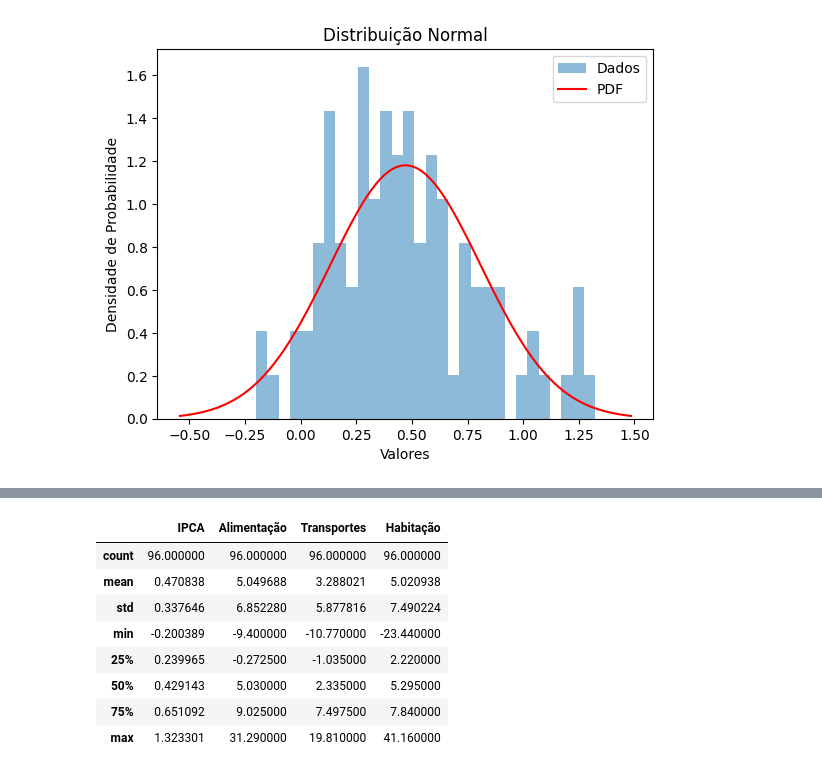
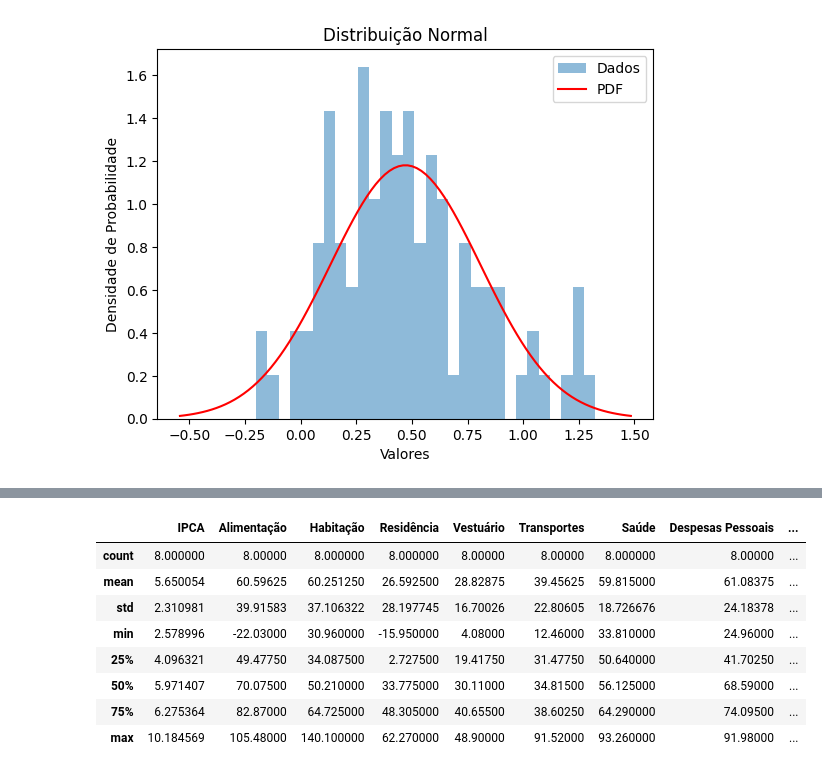
Before and after one commit to masterkey-07/proj-prob-ibge, a Jupyter notebook: notebook.ipynb, the cells around one changed output, grey strips where cells are left out. Cells and saved outputs as stored; diff of their text form; code cells hidden in the pictures.

```diff
--- a/notebook.ipynb
+++ b/notebook.ipynb
@@ -114,12 +127,12 @@ plt.show()
 # %%
-agrupado_ano_mes.sum()[['IPCA', 'Alimentação', 'Transportes', 'Habitação']].describe()
+agrupado_ano.sum()[['IPCA', *columns[:9]]].describe()
 # %% [output]
-|  | IPCA | Alimentação | Transportes | Habitação |
-| count | 96.000000 | 96.000000 | 96.000000 | 96.000000 |
-| mean | 0.470838 | 5.049688 | 3.288021 | 5.020938 |
-| std | 0.337646 | 6.852280 | 5.877816 | 7.490224 |
-| min | -0.200389 | -9.400000 | -10.770000 | -23.440000 |
-| 25% | 0.239965 | -0.272500 | -1.035000 | 2.220000 |
-| 50% | 0.429143 | 5.030000 | 2.335000 | 5.295000 |
-| 75% | 0.651092 | 9.025000 | 7.497500 | 7.840000 |
-| max | 1.323301 | 31.290000 | 19.810000 | 41.160000 |
+|  | IPCA | Alimentação | Habitação | Residência | Vestuário | Transportes | Saúde | Despesas Pessoais | ... |
+| count | 8.000000 | 8.00000 | 8.000000 | 8.000000 | 8.00000 | 8.00000 | 8.000000 | 8.00000 | ... |
+| mean | 5.650054 | 60.59625 | 60.251250 | 26.592500 | 28.82875 | 39.45625 | 59.815000 | 61.08375 | ... |
+| std | 2.310981 | 39.91583 | 37.106322 | 28.197745 | 16.70026 | 22.80605 | 18.726676 | 24.18378 | ... |
+| min | 2.578996 | -22.03000 | 30.960000 | -15.950000 | 4.08000 | 12.46000 | 33.810000 | 24.96000 | ... |
+| 25% | 4.096321 | 49.47750 | 34.087500 | 2.727500 | 19.41750 | 31.47750 | 50.640000 | 41.70250 | ... |
+| 50% | 5.971407 | 70.07500 | 50.210000 | 33.775000 | 30.11000 | 34.81500 | 56.125000 | 68.59000 | ... |
+| 75% | 6.275364 | 82.87000 | 64.725000 | 48.305000 | 40.65500 | 38.60250 | 64.290000 | 74.09500 | ... |
+| max | 10.184569 | 105.48000 | 140.100000 | 62.270000 | 48.90000 | 91.52000 | 93.260000 | 91.98000 | ... |
```
Also changed, not shown: parts of 1 cell of this notebook, 1 other file.
